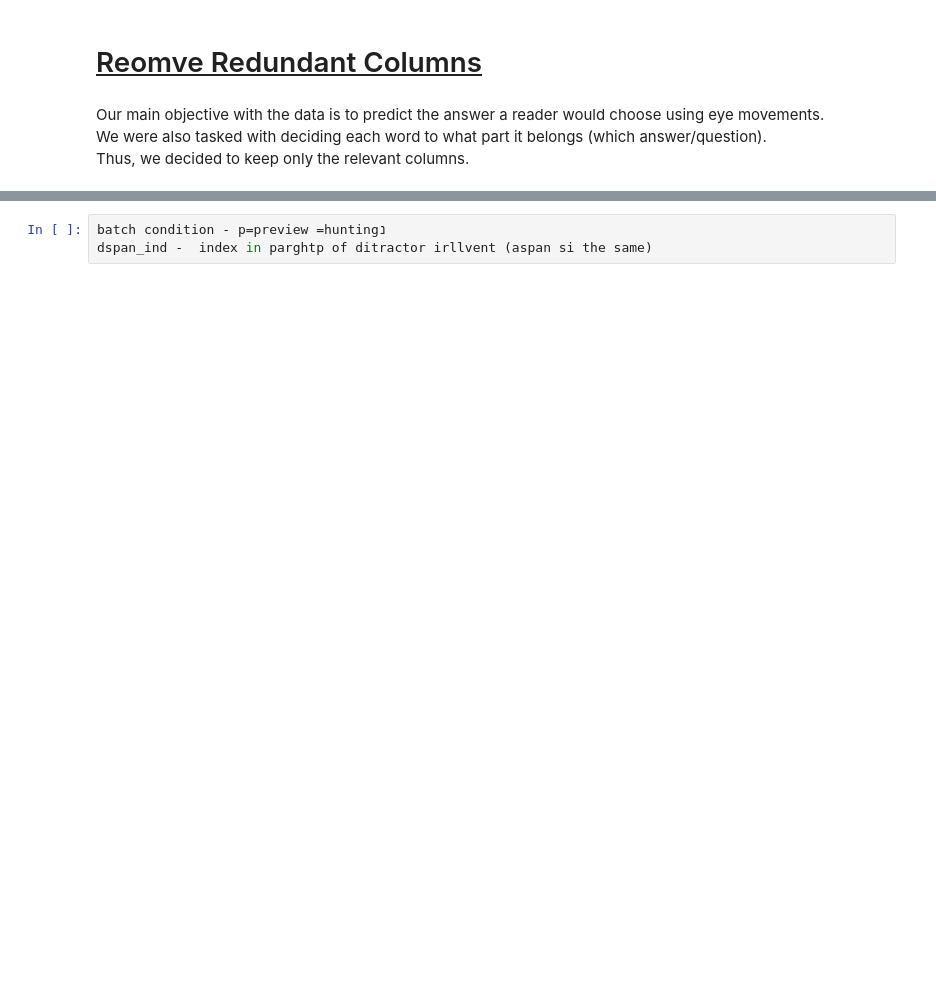
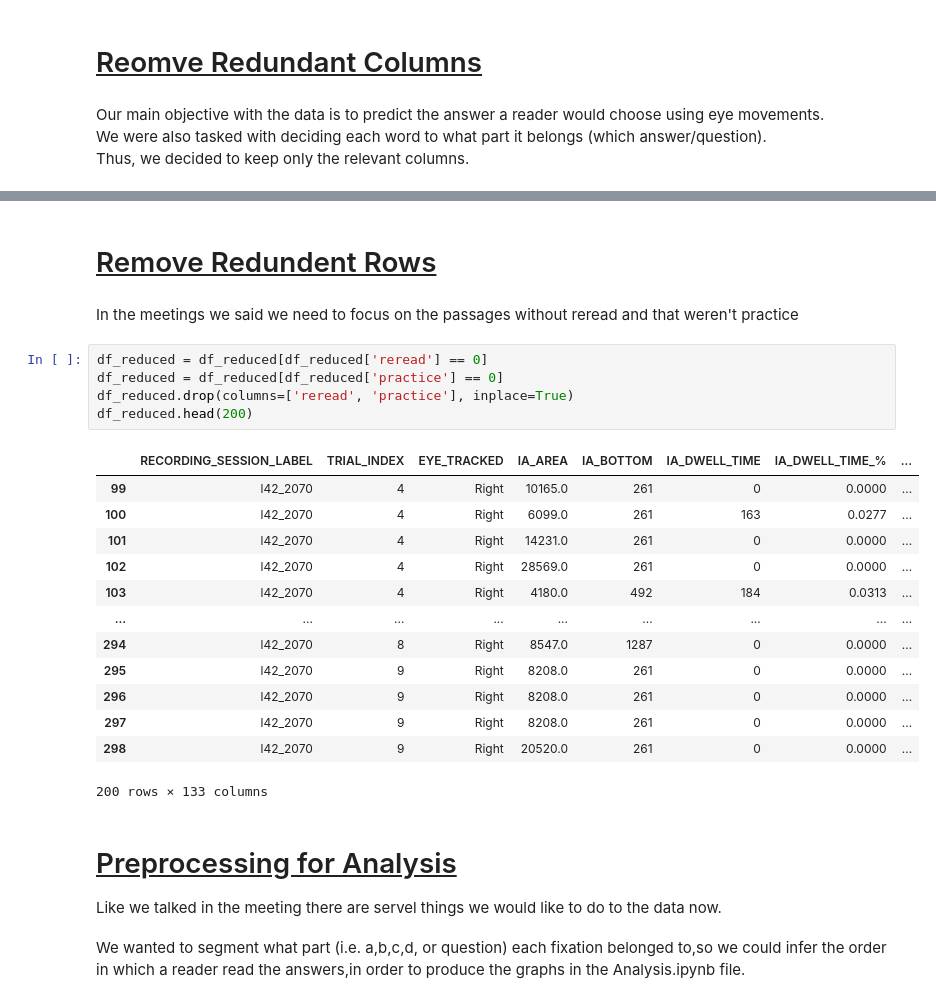
Before and after one commit to toharrgo/project4cognition, a Jupyter notebook: Preprocessing.ipynb, the cells around one changed output, grey strips where cells are left out. Cells and saved outputs as stored; diff of their text form; blank space fills up the shorter version.

```diff
--- a/Preprocessing.ipynb
+++ b/Preprocessing.ipynb
@@ -115,3 +132,28 @@ df_reduced.head()
-# %%
-batch condition - p=preview =huntingנ
-dspan_ind -  index in parghtp of ditractor irllvent (aspan si the same)
+# %% [markdown]
+<h1> <u> Remove Redundent Rows </u> </h1>
+# %% [markdown]
+In the meetings we said we need to focus on the passages without reread and that weren't practice
+# %%
+df_reduced = df_reduced[df_reduced['reread'] == 0]
+df_reduced = df_reduced[df_reduced['practice'] == 0]
+df_reduced.drop(columns=['reread', 'practice'], inplace=True)
+df_reduced.head(200)
+# %% [output]
+|  | RECORDING_SESSION_LABEL | TRIAL_INDEX | EYE_TRACKED | IA_AREA | IA_BOTTOM | IA_DWELL_TIME | IA_DWELL_TIME_% | ... |
+| 99 | l42_2070 | 4 | Right | 10165.0 | 261 | 0 | 0.0000 | ... |
+| 100 | l42_2070 | 4 | Right | 6099.0 | 261 | 163 | 0.0277 | ... |
+| 101 | l42_2070 | 4 | Right | 14231.0 | 261 | 0 | 0.0000 | ... |
+| 102 | l42_2070 | 4 | Right | 28569.0 | 261 | 0 | 0.0000 | ... |
+| 103 | l42_2070 | 4 | Right | 4180.0 | 492 | 184 | 0.0313 | ... |
+| ... | ... | ... | ... | ... | ... | ... | ... | ... |
+| 294 | l42_2070 | 8 | Right | 8547.0 | 1287 | 0 | 0.0000 | ... |
+| 295 | l42_2070 | 9 | Right | 8208.0 | 261 | 0 | 0.0000 | ... |
+| 296 | l42_2070 | 9 | Right | 8208.0 | 261 | 0 | 0.0000 | ... |
+| 297 | l42_2070 | 9 | Right | 8208.0 | 261 | 0 | 0.0000 | ... |
+| 298 | l42_2070 | 9 | Right | 20520.0 | 261 | 0 | 0.0000 | ... |
+200 rows × 133 columns
+# %% [markdown]
+<h1> <u> Preprocessing for Analysis </u> </h1>
+Like we talked in the meeting there are servel things we would like to do to the data now.
+# %% [markdown]
+We wanted to segment what part (i.e. a,b,c,d, or question)  each fixation belonged to,so we could infer the order in which a reader read the answers,in order to produce the graphs in the Analysis.ipynb file.
```
Also changed, not shown: parts of 15 cells of this notebook.
